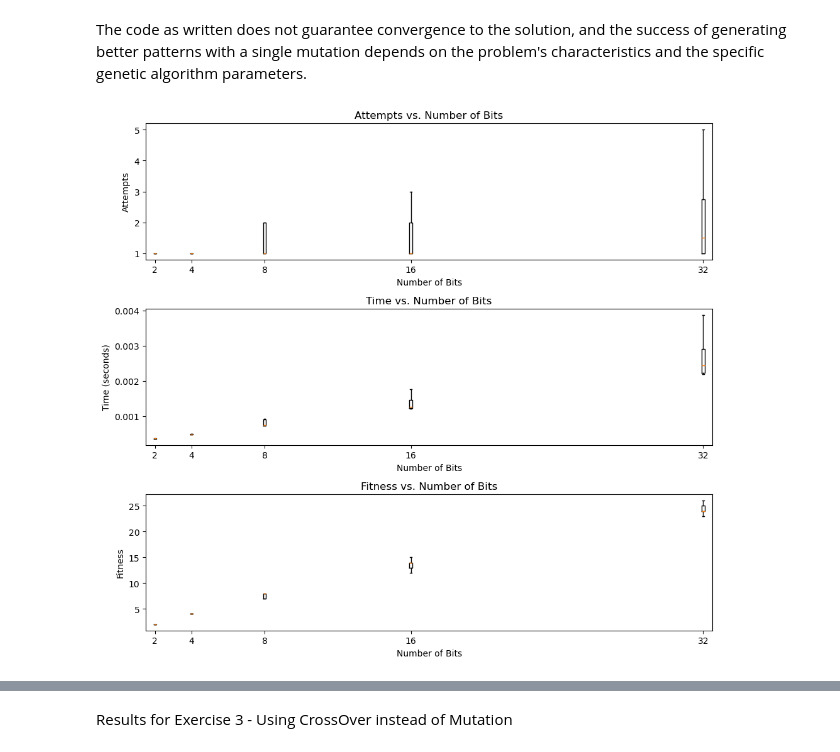
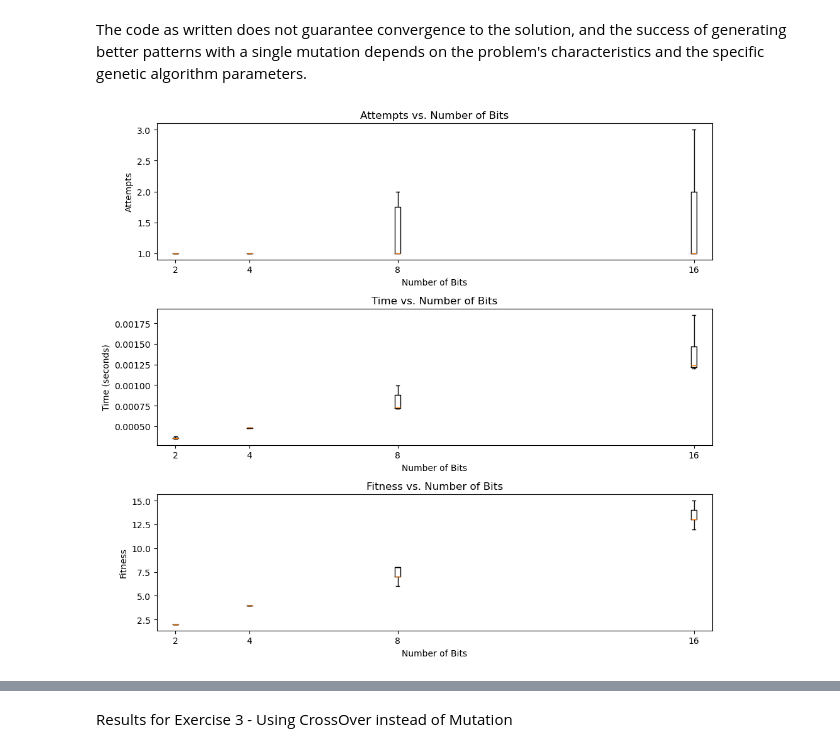
Before and after one commit to Qubi0-0/MachineLearning, a Jupyter notebook: Search/Search.ipynb, the cells around one changed output, grey strips where cells are left out. Saved outputs shown, nothing was run; the diff lists cells and outputs as text; code cells hidden in the pictures.

```diff
--- a/Search/Search.ipynb
+++ b/Search/Search.ipynb
@@ -244,35 +244,35 @@ The code as written does not guarantee convergence to the solution, and the succ
 # %%
 # Exercise 2 and 3
 
-bit_counts = [2, 4, 8, 16, 32]
+bit_counts = [2, 4, 8, 16]
 attempts_results = {bit_count: [] for bit_count in bit_counts}
 times_results = {bit_count: [] for bit_count in bit_counts}
 fitness_results = {bit_count: [] for bit_count in bit_counts}
 
 attempts_results_ex3 = {bit_count: [] for bit_count in bit_counts}
 times_results_ex3 = {bit_count: [] for bit_count in bit_counts}
 fitness_results_ex3 = {bit_count: [] for bit_count in bit_counts}
 for _ in range(trials_amount):
     for bit_count in bit_counts:
 
         pattern_mutate = Search(sequence_length= bit_count)
         pattern_evolve = Search(sequence_length= bit_count)
 
         attempts_data, times_data, fitness_data = pattern_mutate.evaluate_and_evolve_population(max_generations=100, mut_flag= True)
         attempts_data_ex3, times_data_ex3, fitness_data_ex3 = pattern_evolve.evaluate_and_evolve_population(max_generations=100, mut_flag= False)
 
         attempts_results[bit_count].extend(attempts_data)
         times_results[bit_count].extend(times_data)
         fitness_results[bit_count].extend(fitness_data)
 
         attempts_results_ex3[bit_count].extend(attempts_data_ex3)
         times_results_ex3[bit_count].extend(times_data_ex3)
         fitness_results_ex3[bit_count].extend(fitness_data_ex3)
 
 # Create box plots for attempts, times, and fitness
 create_box_plots(bit_counts, attempts_results, times_results, fitness_results)
 # %% [output]
-[figure, old version]
+[figure, new version]
 # %%
 create_box_plots(bit_counts, attempts_results_ex3, times_results_ex3, fitness_results_ex3)
 # %% [output]
```
Also changed, not shown: parts of 3 cells of this notebook.
